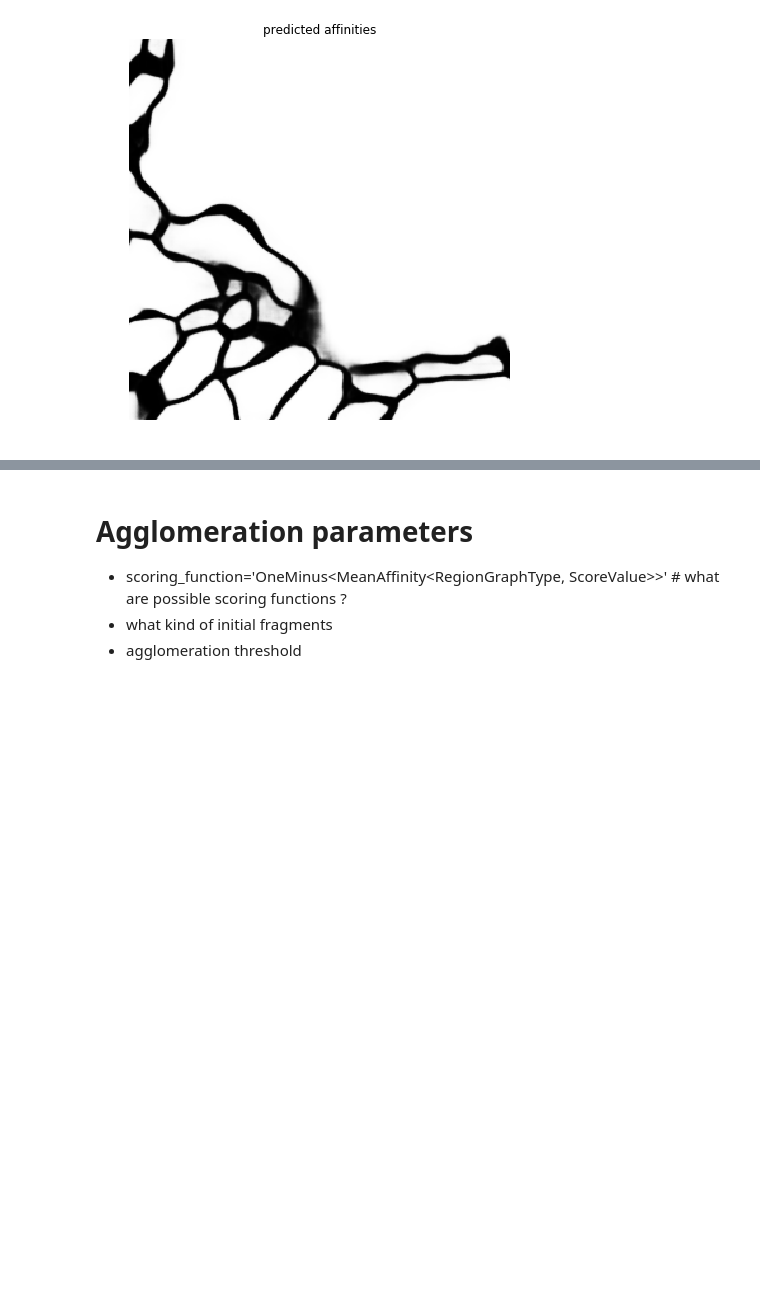
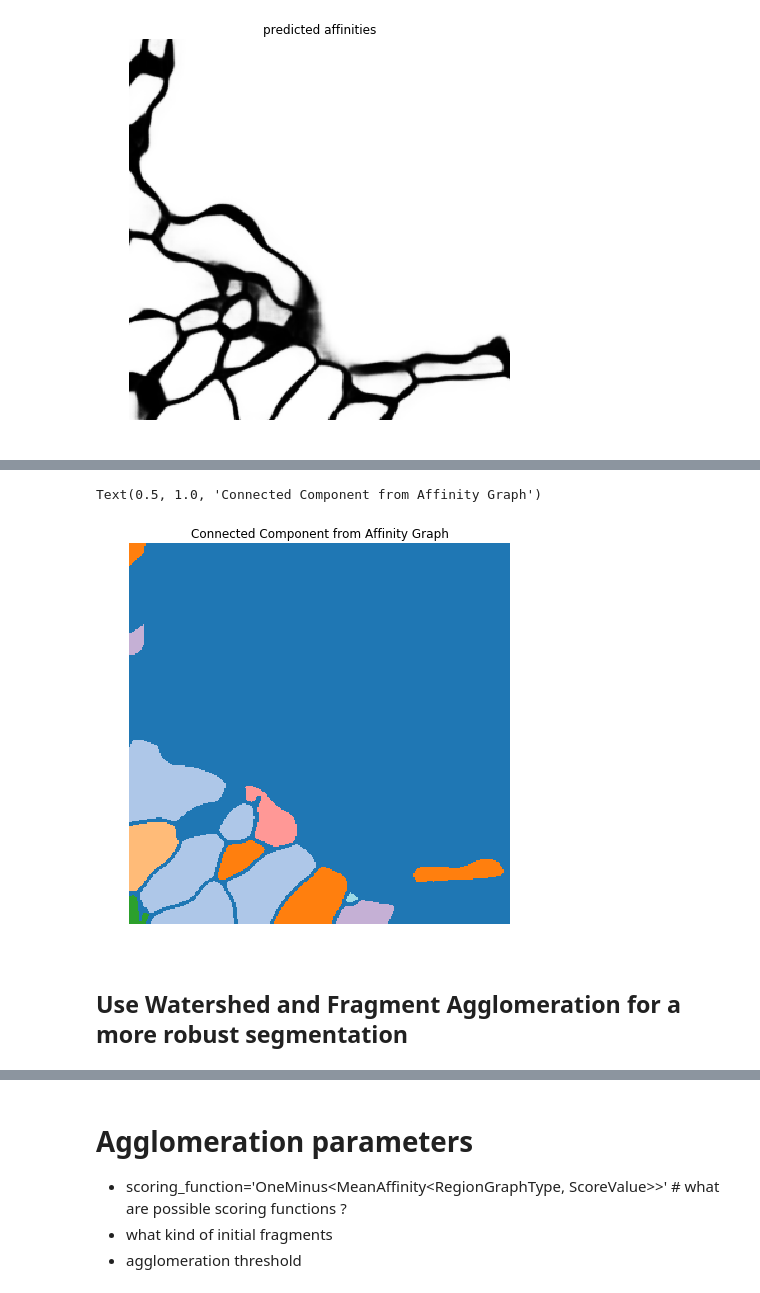
Before and after one commit to nilsec/woodshole, a Jupyter notebook: exercises/3_FromAffinitiesToSegmentation.ipynb, the cells around one changed output, grey strips where cells are left out. Saved outputs shown, nothing was run; the diff lists cells and outputs as text; code cells hidden in the pictures; blank space fills up the shorter version.

```diff
--- a/exercises/3_FromAffinitiesToSegmentation.ipynb
+++ b/exercises/3_FromAffinitiesToSegmentation.ipynb
@@ -25,3 +71,15 @@ Text(0.5, 1.0, 'predicted affinities')
+# %%
+cc_3d,ccSizes2 = malis.connected_components_affgraph(np.array(aff_crop > threshold, dtype=np.int32),np.array(nhood))
+fig, ax = plt.subplots(figsize=(7,7))
+
+im = ax.imshow(cc_3d[z_section, :], cmap='tab20')
+ax.axis('off')  # clear x- and y-axes
+plt.title('Connected Component from Affinity Graph')
+# %% [output]
+Text(0.5, 1.0, 'Connected Component from Affinity Graph')
+[figure, added]
+# %% [markdown]
+## Use Watershed and Fragment Agglomeration for a more robust segmentation
 # %%
 fragments, n = lsd.fragments.watershed_from_affinities(aff_crop,
                               fragments_in_xy=True,
```
Also changed, not shown: parts of 14 cells of this notebook.
